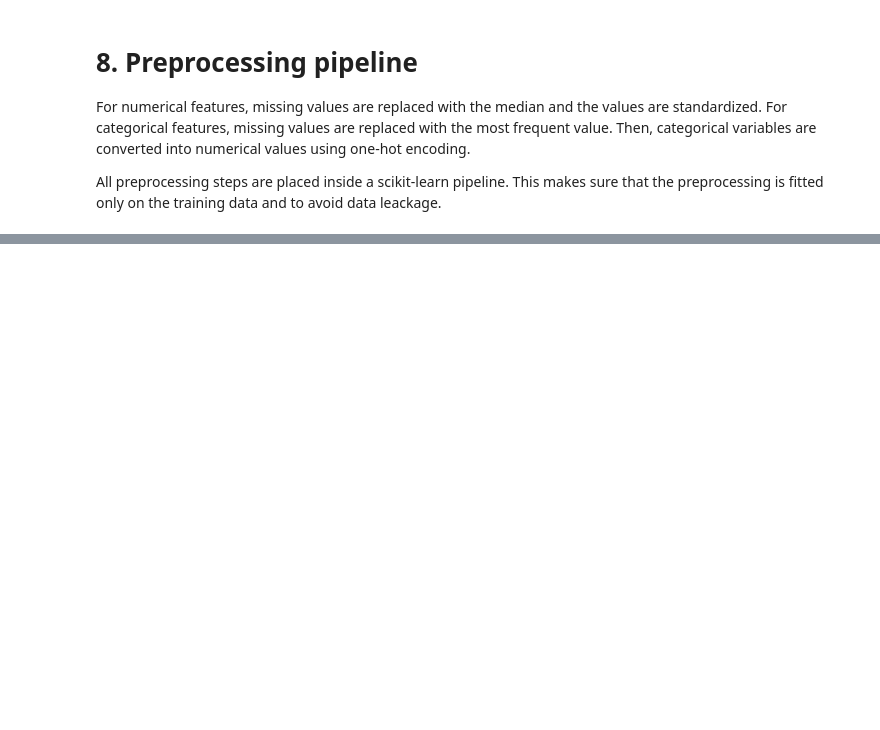
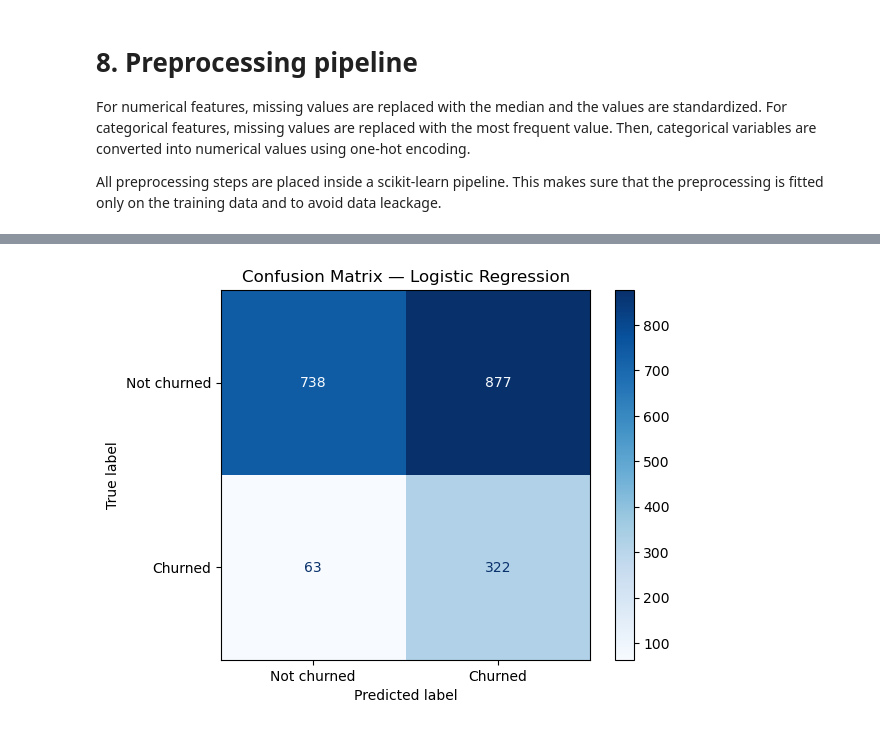
Before and after one commit to mkplwro/codex_ml_projects, a Jupyter notebook: notebooks/classification_model.ipynb, the cells around one changed output, grey strips where cells are left out. Saved outputs shown, nothing was run; the diff lists cells and outputs as text; code cells hidden in the pictures; blank space fills up the shorter version.

Commit message:
Project finalization

```diff
--- a/notebooks/classification_model.ipynb
+++ b/notebooks/classification_model.ipynb
@@ -403,7 +431,16 @@ param_distributions = {
         "classifier__min_child_samples": [10, 20, 30, 50],
         "classifier__subsample": [0.7, 0.8, 1.0],
         "classifier__colsample_bytree": [0.7, 0.8, 1.0]
-    }
+    },
+
+    "Decision Tree": {
+    "classifier__criterion": ["gini", "entropy", "log_loss"],
+    "classifier__max_depth": [None, 3, 5, 7, 10, 15, 20],
+    "classifier__min_samples_split": [2, 5, 10, 20],
+    "classifier__min_samples_leaf": [1, 2, 5, 10],
+    "classifier__max_features": [None, "sqrt", "log2"],
+    "classifier__class_weight": [None, "balanced"]
+},
 }
 # %%
 best_models = {}
@@ -417,7 +454,7 @@ for name in optimization_pipelines:
         estimator=optimization_pipelines[name],
         param_distributions=param_distributions[name],
         n_iter=30,
-        scoring="f1",
+        scoring=f2_scorer,
         cv=cv,
         random_state=42,
         n_jobs=-1,
@@ -430,6 +467,5 @@ for name in optimization_pipelines:
 
     optimization_results.append({
         "Model": name,
-        "Best CV F1": search.best_score_,
-        "Best Parameters": search.best_params_
+        "Best CV F2": search.best_score_,
     })
@@ -726,0 +575,13 @@ plt.show()
+# %%
+best_model_name = threshold_results_df.iloc[0]["Model"]
+best_threshold = threshold_results_df.iloc[0]["Best Threshold"]
+final_model = best_models[best_model_name]
+
+final_model.fit(X_train, y_train)
+y_test_proba = final_model.predict_proba(X_test)[:, 1]
+
+y_test_pred = (
+    y_test_proba >= best_threshold
+).astype(int)
+
+final_model.predict(X_test)
@@ -726,0 +690,16 @@ plt.show()
+# %%
+ConfusionMatrixDisplay.from_predictions(
+    y_test,
+    y_test_pred,
+    cmap=plt.cm.Blues,
+    display_labels=[
+        "Not churned",
+        "Churned"
+    ]
+)
+plt.title(
+    f"Confusion Matrix — {best_model_name}"
+)
+plt.show()
+# %% [output]
+[figure, added]
```
Also changed, not shown: parts of 47 cells of this notebook, 1 other file.
